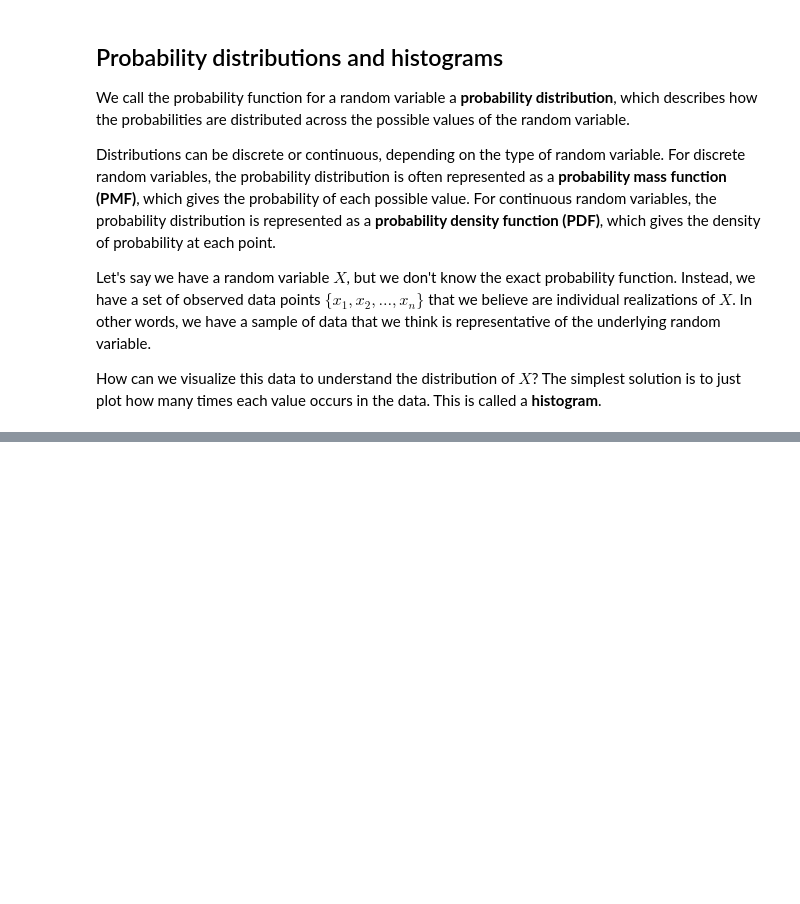
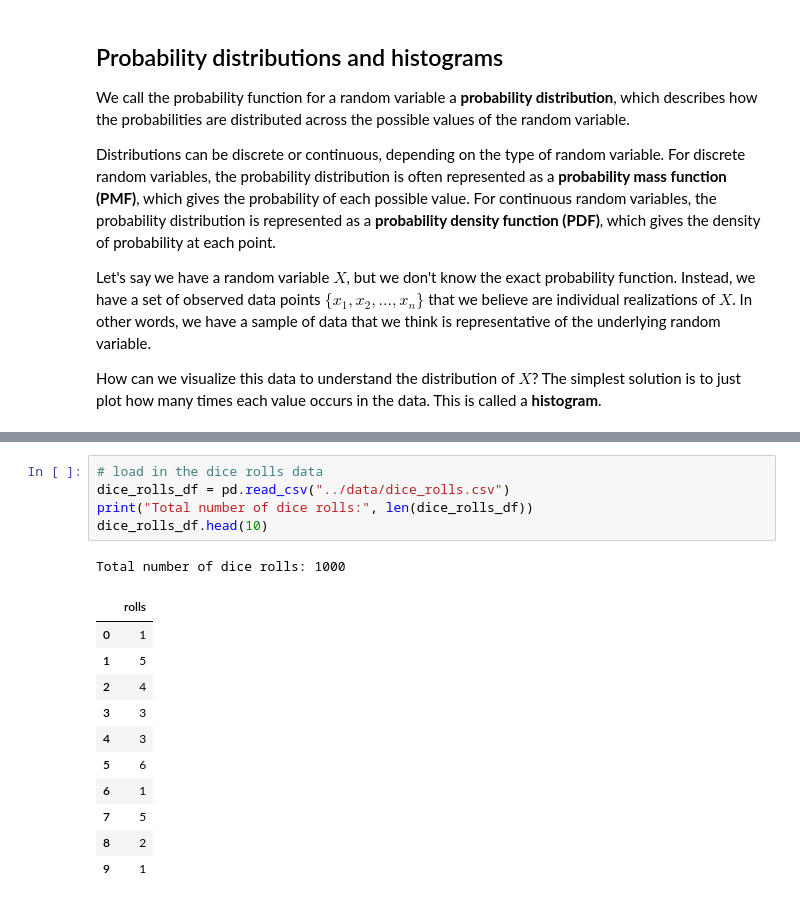
Before and after one commit to jrudoler-teaching/understanding-uncertainty, a Jupyter notebook: notebooks/lecture-02.ipynb, the cells around one changed output, grey strips where cells are left out. Drawn from its saved outputs; the diff is of its cells as text; blank space fills up the shorter version.

```diff
--- a/notebooks/lecture-02.ipynb
+++ b/notebooks/lecture-02.ipynb
@@ -330,0 +351,18 @@ The **histogram** is a graphical representation that summarizes the
+# %%
+# load in the dice rolls data
+dice_rolls_df = pd.read_csv("../data/dice_rolls.csv")
+print("Total number of dice rolls:", len(dice_rolls_df))
+dice_rolls_df.head(10)
+# %% [output]
+Total number of dice rolls: 1000
+|  | rolls |
+| 0 | 1 |
+| 1 | 5 |
+| 2 | 4 |
+| 3 | 3 |
+| 4 | 3 |
+| 5 | 6 |
+| 6 | 1 |
+| 7 | 5 |
+| 8 | 2 |
+| 9 | 1 |
```
Also changed, not shown: parts of 6 cells of this notebook, 45 other files.
